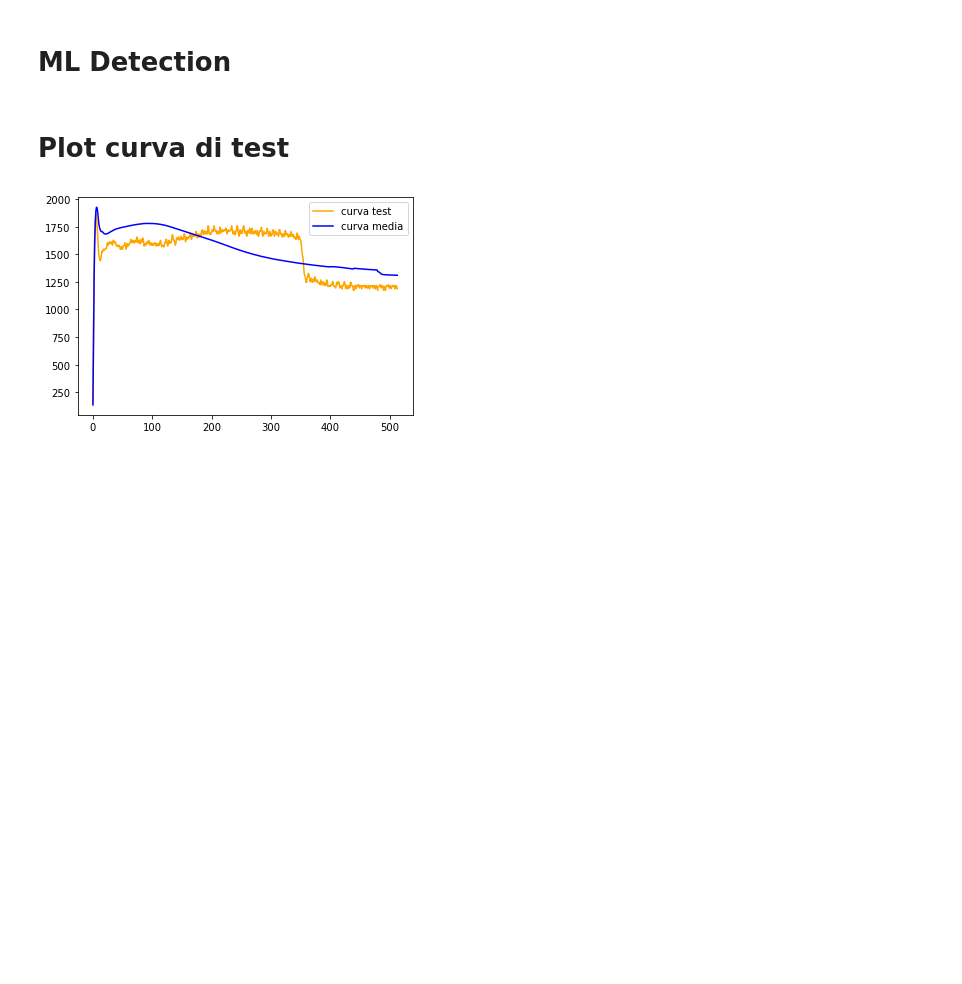
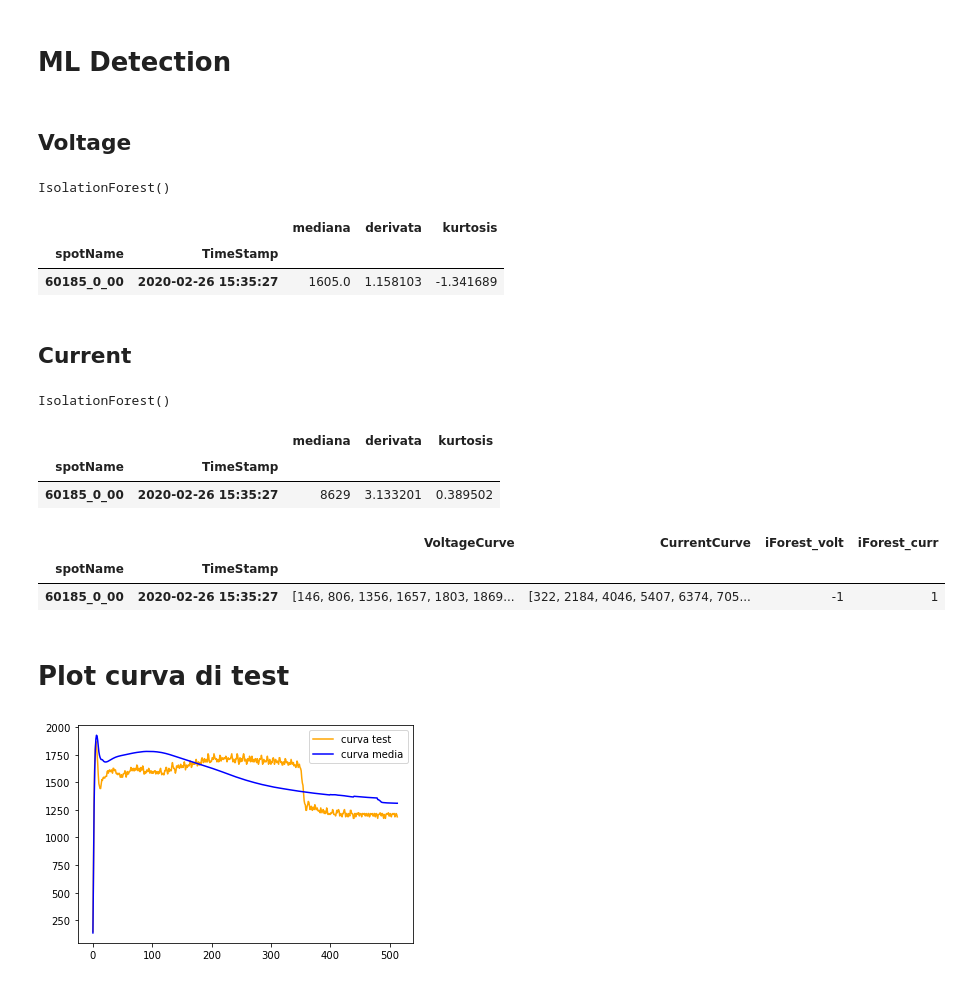
Before and after one commit to DavideMobilia/Anomaly-Detection, a Jupyter notebook: Scripts/Part5- Deploy.ipynb, the cells around one changed output. Saved outputs shown, nothing was run; the diff lists cells and outputs as text; code cells hidden in the pictures; blank space fills up the shorter version.

```diff
--- a/Scripts/Part5- Deploy.ipynb
+++ b/Scripts/Part5- Deploy.ipynb
@@ -70,7 +75,11 @@ test
 | 60185_0_00 | 2020-02-26 15:35:27 | [146, 806, 1356, 1657, 1803, 1869... | [322, 2184, 4046, 5407, 6374, 705... | True | True | 289 | ... |
 # %% [markdown]
 # ML Detection
+# %% [markdown]
+## Voltage
 # %%
-with open(r'..\Models\knn.pkl','rb') as file:
+with open(r'..\Models\iForest_volt.pkl','rb') as file:
     model=pickle.load(file)
 model
+# %% [output]
+IsolationForest()
@@ -76,0 +89,15 @@ model
+# %%
+pd.options.mode.chained_assignment = None  # default='warn'
+curve_ML["mediana"]=curve_ML.iloc[:,:n].apply(lambda x : median(x[x.notna()]),axis=1)
+curve_ML["max"]=curve_ML.iloc[:,:n].apply(max,axis=1)
+curve_ML["min"]=curve_ML.iloc[:,:n].apply(min,axis=1)
+curve_ML["range"]=curve_ML.iloc[:,:n].apply(lambda x: x.max()-x.min(),axis=1)
+curve_ML["derivata"]=curve_ML.apply(lambda x: x.range/len(x[:n][x[:n].notna()]),axis=1)
+curve_ML["kurtosis"]=curve_ML.iloc[:,:n].apply(lambda x: kurtosis(x[x.notna()]),axis=1)
+curve_ML.drop(["range","max","min"],axis=1,inplace=True)
+curve_ML=curve_ML.iloc[:,n:]
+curve_ML
+# %% [output]
+|  |  | mediana | derivata | kurtosis |
+| spotName | TimeStamp |  |  |  |
+| 60185_0_00 | 2020-02-26 15:35:27 | 1605.0 | 1.158103 | -1.341689 |
@@ -76,0 +107,2 @@ model
+# %% [markdown]
+## Current
@@ -77,3 +111,36 @@ model
+# %%
+with open(r'..\Models\iForest_curr.pkl','rb') as file:
+    model=pickle.load(file)
+model
+# %% [output]
+IsolationForest()
+# %%
+curve_ML=exploded_current.iloc[: ,11:]
+m=m-11
+# %%
+pd.options.mode.chained_assignment = None  # default='warn'
+curve_ML["mediana"]=curve_ML.iloc[:,:m].apply(lambda x : median(x[x.notna()]),axis=1)
+curve_ML["max"]=curve_ML.iloc[:,:m].apply(max,axis=1)
+curve_ML["min"]=curve_ML.iloc[:,:m].apply(min,axis=1)
+curve_ML["range"]=curve_ML.iloc[:,:m].apply(lambda x: x.max()-x.min(),axis=1)
+curve_ML["derivata"]=curve_ML.apply(lambda x: x.range/len(x[:m][x[:m].notna()]),axis=1)
+curve_ML["kurtosis"]=curve_ML.iloc[:,:m].apply(lambda x: kurtosis(x[x.notna()]),axis=1)
+curve_ML.drop(["range","max","min"],axis=1,inplace=True)
+curve_ML=curve_ML.iloc[:,m:]
+curve_ML
+# %% [output]
+|  |  | mediana | derivata | kurtosis |
+| spotName | TimeStamp |  |  |  |
+| 60185_0_00 | 2020-02-26 15:35:27 | 8629 | 3.133201 | 0.389502 |
+# %%
+#prediction con modello iForest
+test["iForest_curr"] = model.predict(curve_ML)
+# %%
+test
+# %% [output]
+|  |  | VoltageCurve | CurrentCurve | iForest_volt | iForest_curr |
+| spotName | TimeStamp |  |  |  |  |
+| 60185_0_00 | 2020-02-26 15:35:27 | [146, 806, 1356, 1657, 1803, 1869... | [322, 2184, 4046, 5407, 6374, 705... | -1 | 1 |
 # %% [markdown]
 # Plot curva di test
 # %%
```
Also changed, not shown: parts of 4 cells of this notebook, 3 other files.
